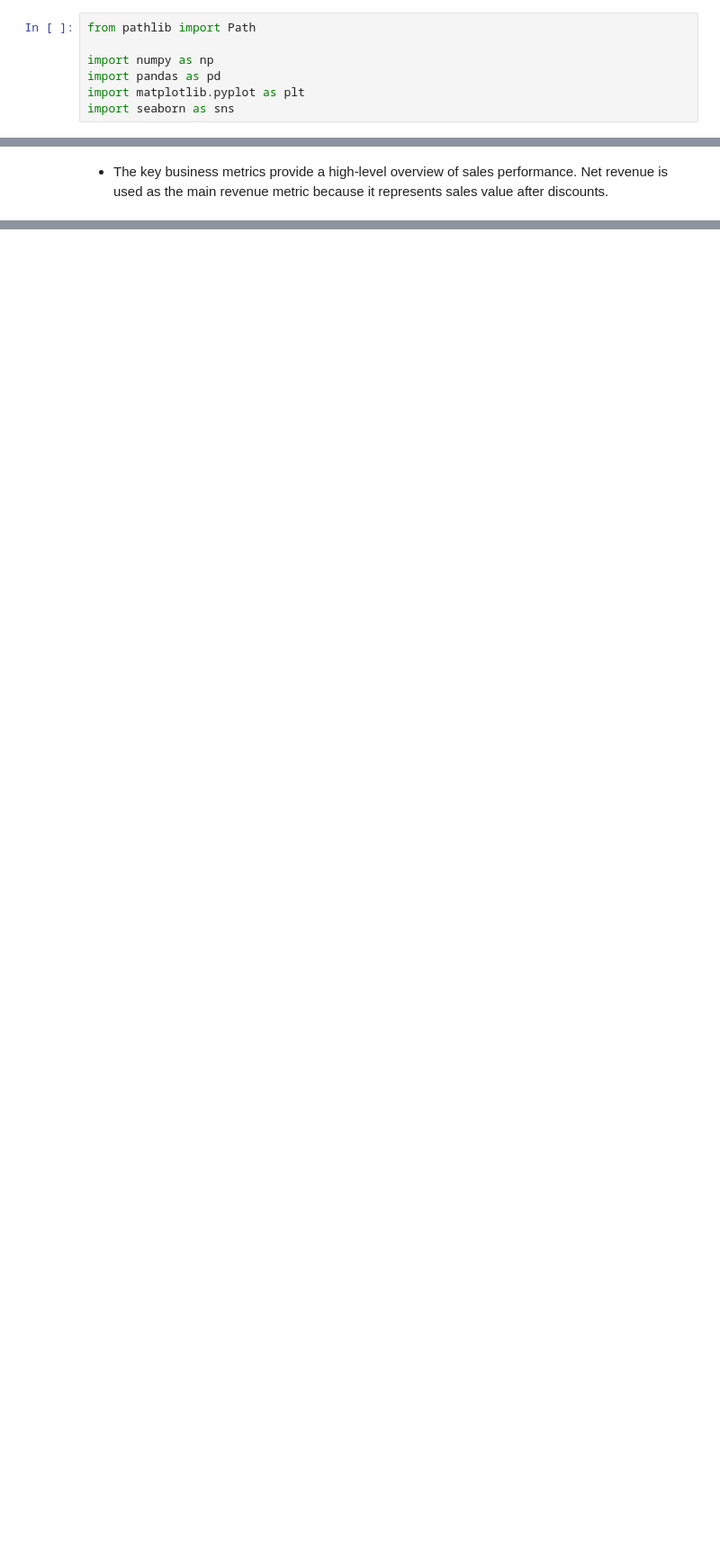
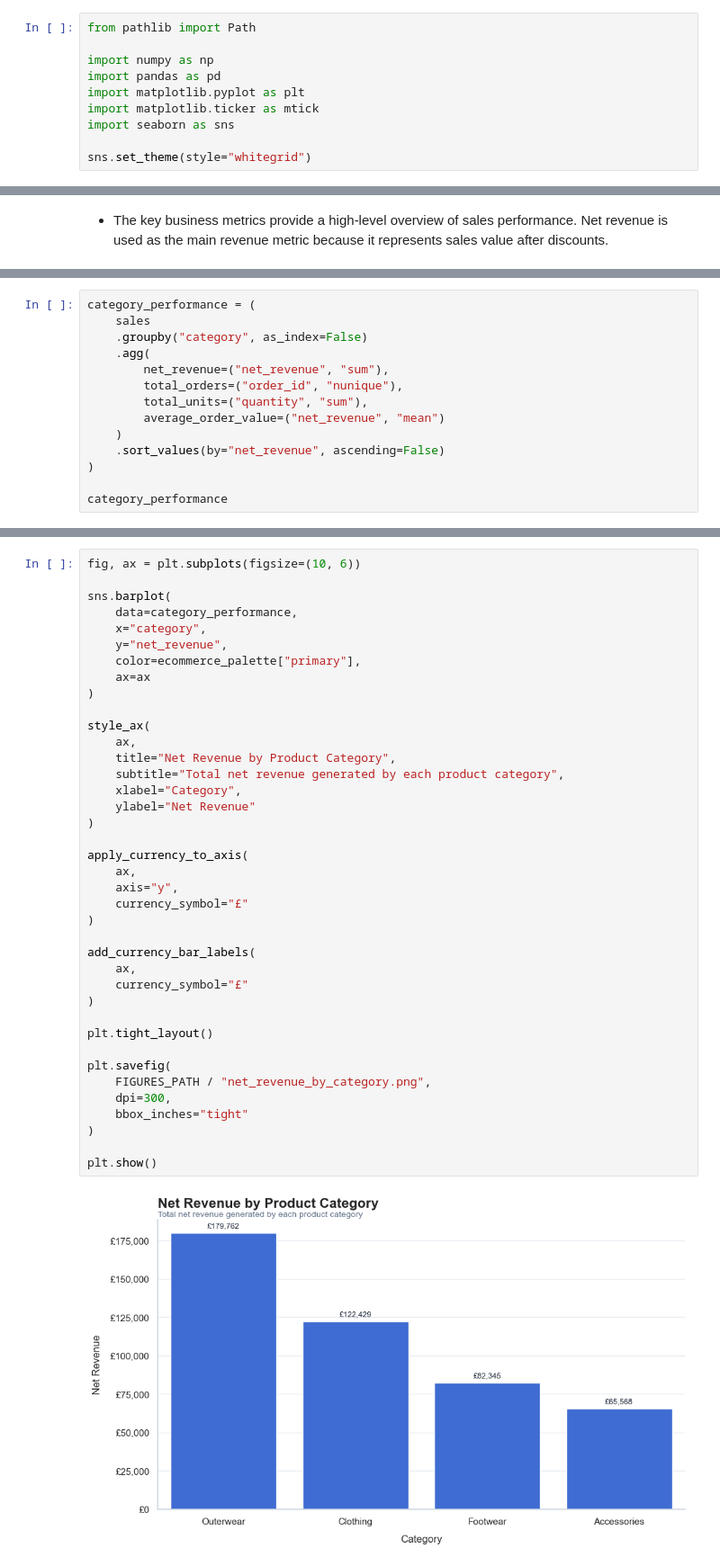
Before and after one commit to JoalysonLima/small-business-sales-analysis, a Jupyter notebook: notebooks/01_sales_cleaning_analysis.ipynb, the cells around one changed output, grey strips where cells are left out. Shown at 90% size. Cells and saved outputs as stored; diff of their text form; blank space fills up the shorter version.

```diff
--- a/notebooks/01_sales_cleaning_analysis.ipynb
+++ b/notebooks/01_sales_cleaning_analysis.ipynb
@@ -27,7 +27,10 @@ from pathlib import Path
 import numpy as np
 import pandas as pd
 import matplotlib.pyplot as plt
+import matplotlib.ticker as mtick
 import seaborn as sns
+
+sns.set_theme(style="whitegrid")
 # %%
 PROJECT_ROOT = Path.cwd().parent
 
@@ -1527,0 +1803,14 @@ business_summary
+# %%
+category_performance = (
+    sales
+    .groupby("category", as_index=False)
+    .agg(
+        net_revenue=("net_revenue", "sum"),
+        total_orders=("order_id", "nunique"),
+        total_units=("quantity", "sum"),
+        average_order_value=("net_revenue", "mean")
+    )
+    .sort_values(by="net_revenue", ascending=False)
+)
+
+category_performance
@@ -1527,0 +1823,41 @@ business_summary
+# %%
+fig, ax = plt.subplots(figsize=(10, 6))
+
+sns.barplot(
+    data=category_performance,
+    x="category",
+    y="net_revenue",
+    color=ecommerce_palette["primary"],
+    ax=ax
+)
+
+style_ax(
+    ax,
+    title="Net Revenue by Product Category",
+    subtitle="Total net revenue generated by each product category",
+    xlabel="Category",
+    ylabel="Net Revenue"
+)
+
+apply_currency_to_axis(
+    ax,
+    axis="y",
+    currency_symbol="£"
+)
+
+add_currency_bar_labels(
+    ax,
+    currency_symbol="£"
+)
+
+plt.tight_layout()
+
+plt.savefig(
+    FIGURES_PATH / "net_revenue_by_category.png",
+    dpi=300,
+    bbox_inches="tight"
+)
+
+plt.show()
+# %% [output]
+[figure, added]
```
Also changed, not shown: parts of 23 cells of this notebook, 3 other files.
